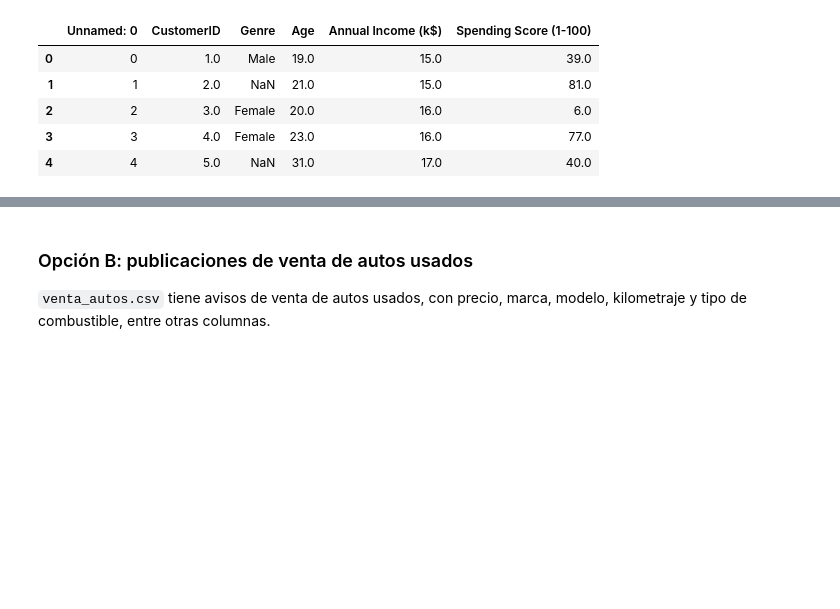
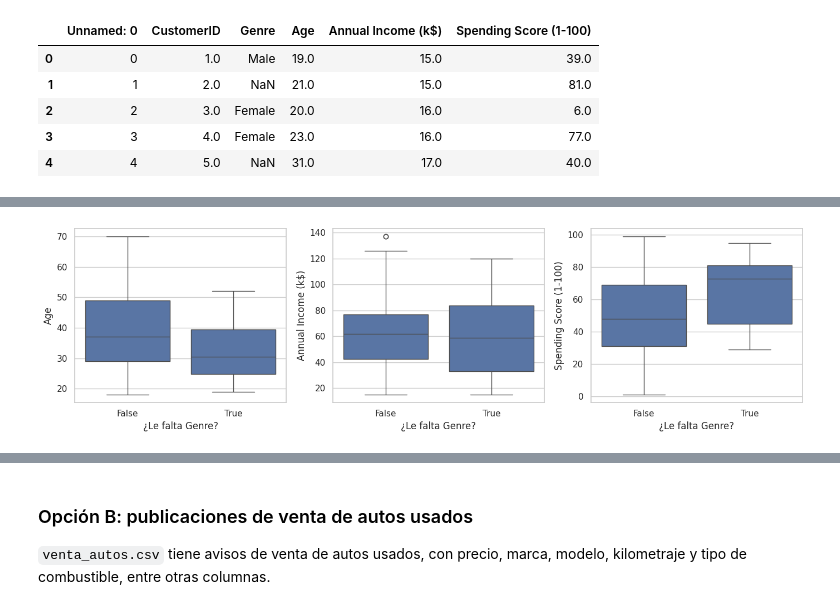
Before and after one commit to EmiiFernandez/actividades_data_sciente_ypf, a Jupyter notebook: notebook/C11_Notebook-15.ipynb, the cells around one changed output, grey strips where cells are left out. Saved outputs shown, nothing was run; the diff lists cells and outputs as text; code cells hidden in the pictures; blank space fills up the shorter version.

```diff
--- a/notebook/C11_Notebook-15.ipynb
+++ b/notebook/C11_Notebook-15.ipynb
@@ -461,0 +566,14 @@ clientes.head()
+# %%
+fig, ax = plt.subplots(1, 3, figsize=(14, 4))
+
+sns.boxplot(x=clientes['Genre'].isna(), y=clientes['Age'], ax=ax[0])
+sns.boxplot(x=clientes['Genre'].isna(), y=clientes['Annual Income (k$)'], ax=ax[1])
+sns.boxplot(x=clientes['Genre'].isna(), y=clientes['Spending Score (1-100)'], ax=ax[2])
+
+for a in ax:
+    a.set_xlabel('¿Le falta Genre?')
+
+plt.tight_layout()
+plt.show()
+# %% [output]
+[figure, added]
```
Also changed, not shown: parts of 20 cells of this notebook.
